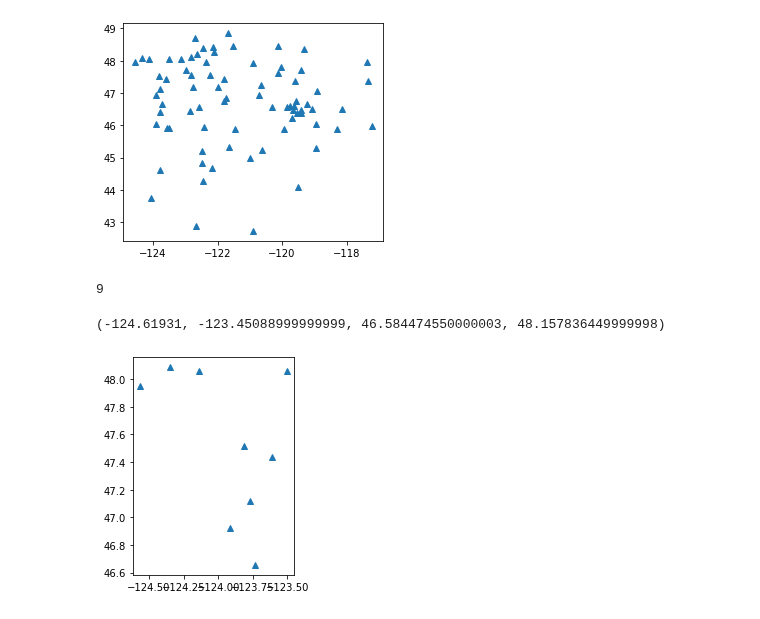
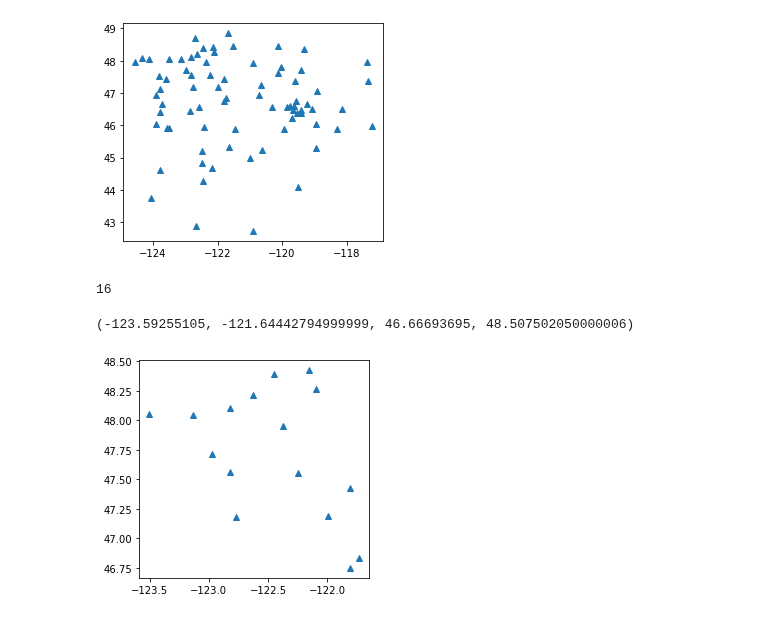
Before and after one commit to Cuda-Chen/QuakeFlow, a Jupyter notebook: waveform/realtime-iris.ipynb, the cells around one changed output. Cells and saved outputs as stored; diff of their text form; code cells hidden in the pictures.

```diff
--- a/waveform/realtime-iris.ipynb
+++ b/waveform/realtime-iris.ipynb
@@ -9,9 +9,19 @@ from obspy.clients.seedlink.easyseedlink import create_client, EasySeedLinkClien
 http://ds.iris.edu/gmap/#network=_REALTIME&starttime=2021-03-01&datacenter=IRISDMC&networktype=permanent&planet=earth
 
 http://ds.iris.edu/gmap/#network=_REALTIME&channel=HH*&starttime=2021-03-01&datacenter=IRISDMC&networktype=permanent&planet=earth
+# %%
+NETWORK = "UW"
+MIN_LAT = 46.6
+MAX_LAT = 48.6
+MIN_LON = -123.6
+MAX_LON = -121.6
+CENTER = ((MIN_LON + MAX_LON)/2.0, (MIN_LAT + MAX_LAT)/2.0)
+PI = 3.1415926
+DEGREE2KM = PI*6371/180
+CHANNELS = "HHE,HHN,HHZ"
 # %%
 stations = pd.read_csv("realtime-stations.txt", sep="|",  header=None, skiprows=3, names=["network", "station", "latitude", "longitude", "elevation(m)", "location", "starttime", "endtime"])
-stations = stations[stations["network"] == "UW"]
+stations = stations[stations["network"] == NETWORK]
 # %%
 plt.figure()
 plt.plot(stations["longitude"], stations["latitude"], '^')
@@ -20,15 +30,19 @@ plt.axis("scaled")
 (-124.93312499999999, -116.860775, 42.419448000000003, 49.159191999999997)
 [figure]
 # %%
-stations = stations[(46.5 < stations["latitude"]) & (stations["latitude"] < 49)]
-stations = stations[(-125 < stations["longitude"]) & (stations["longitude"] < -123.5)]
+# stations = stations[(46.5 < stations["latitude"]) & (stations["latitude"] < 49)]
+# stations = stations[(-125 < stations["longitude"]) & (stations["longitude"] < -123.5)]
+
+stations = stations[(MIN_LAT < stations["latitude"]) & (stations["latitude"] < MAX_LAT)]
+stations = stations[(MIN_LON < stations["longitude"]) & (stations["longitude"] < MAX_LON)]
+
 stations["station_id"] = stations["network"] + "." + stations["station"]
 stations = stations.reset_index()
 print(len(stations))
 plt.figure()
 plt.plot(stations["longitude"], stations["latitude"], '^')
 plt.axis("scaled")
 # %% [output]
-9
+16
-(-124.61931, -123.45088999999999, 46.584474550000003, 48.157836449999998)
+(-123.59255105, -121.64442794999999, 46.66693695, 48.507502050000006)
-[figure, old version]
+[figure, new version]
```
Also changed, not shown: parts of 3 cells of this notebook, 3 other files.
